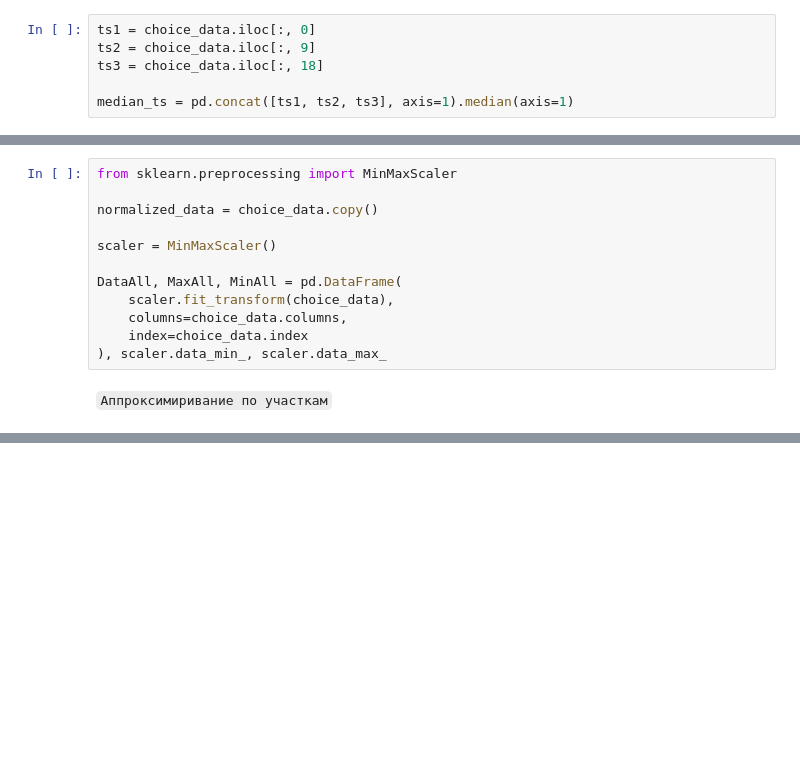
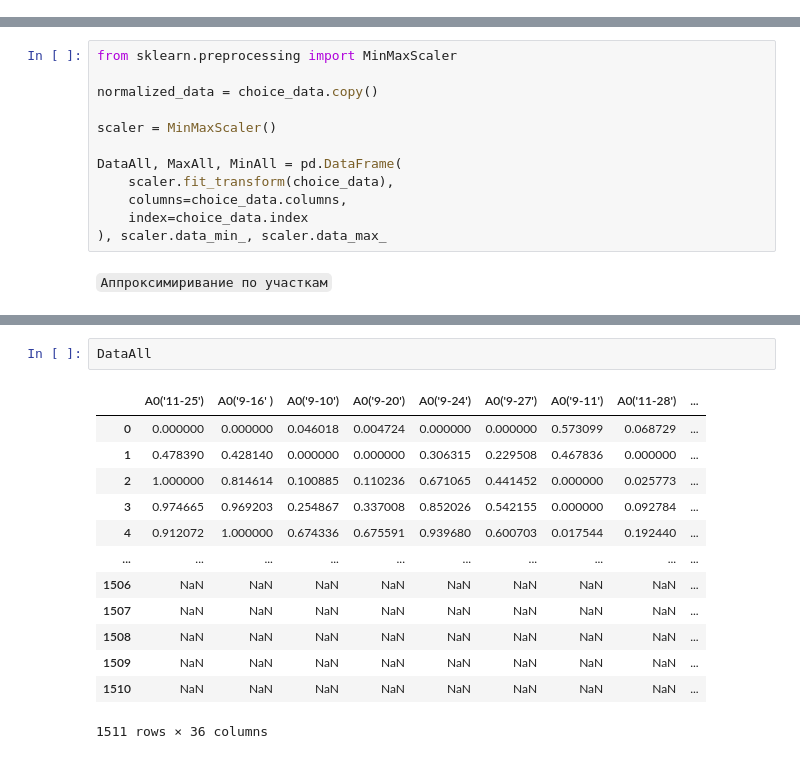
Before and after one commit to margelse/DopplerCurve, a Jupyter notebook: notebooks/projects/waste_water/domestic.ipynb, the cells around one changed output, grey strips where cells are left out. Cells and saved outputs as stored; diff of their text form; blank space fills up the shorter version.

```diff
--- a/notebooks/projects/waste_water/domestic.ipynb
+++ b/notebooks/projects/waste_water/domestic.ipynb
@@ -228,9 +228,3 @@ choice_data
 | 1509 | NaN | NaN | NaN | NaN | NaN | NaN | NaN | NaN | ... |
 | 1510 | NaN | NaN | NaN | NaN | NaN | NaN | NaN | NaN | ... |
 1511 rows × 36 columns
-# %%
-ts1 = choice_data.iloc[:, 0]
-ts2 = choice_data.iloc[:, 9]
-ts3 = choice_data.iloc[:, 18]
-
-median_ts = pd.concat([ts1, ts2, ts3], axis=1).median(axis=1)
@@ -422,3 +459,19 @@ cof['BOD'] = REAL
+# %%
+DataAll
+# %% [output]
+|  | A0('11-25') | A0('9-16' ) | A0('9-10') | A0('9-20') | A0('9-24') | A0('9-27') | A0('9-11') | A0('11-28') | ... |
+| 0 | 0.000000 | 0.000000 | 0.046018 | 0.004724 | 0.000000 | 0.000000 | 0.573099 | 0.068729 | ... |
+| 1 | 0.478390 | 0.428140 | 0.000000 | 0.000000 | 0.306315 | 0.229508 | 0.467836 | 0.000000 | ... |
+| 2 | 1.000000 | 0.814614 | 0.100885 | 0.110236 | 0.671065 | 0.441452 | 0.000000 | 0.025773 | ... |
+| 3 | 0.974665 | 0.969203 | 0.254867 | 0.337008 | 0.852026 | 0.542155 | 0.000000 | 0.092784 | ... |
+| 4 | 0.912072 | 1.000000 | 0.674336 | 0.675591 | 0.939680 | 0.600703 | 0.017544 | 0.192440 | ... |
+| ... | ... | ... | ... | ... | ... | ... | ... | ... | ... |
+| 1506 | NaN | NaN | NaN | NaN | NaN | NaN | NaN | NaN | ... |
+| 1507 | NaN | NaN | NaN | NaN | NaN | NaN | NaN | NaN | ... |
+| 1508 | NaN | NaN | NaN | NaN | NaN | NaN | NaN | NaN | ... |
+| 1509 | NaN | NaN | NaN | NaN | NaN | NaN | NaN | NaN | ... |
+| 1510 | NaN | NaN | NaN | NaN | NaN | NaN | NaN | NaN | ... |
+1511 rows × 36 columns
 # %%
 fig, ax = plt.subplots(9, 4, figsize=(25, 55))
 axs = [ax[i, j] for i in range(9) for j in range(4)]
```
Also changed, not shown: parts of 9 cells of this notebook, 3 other files.
